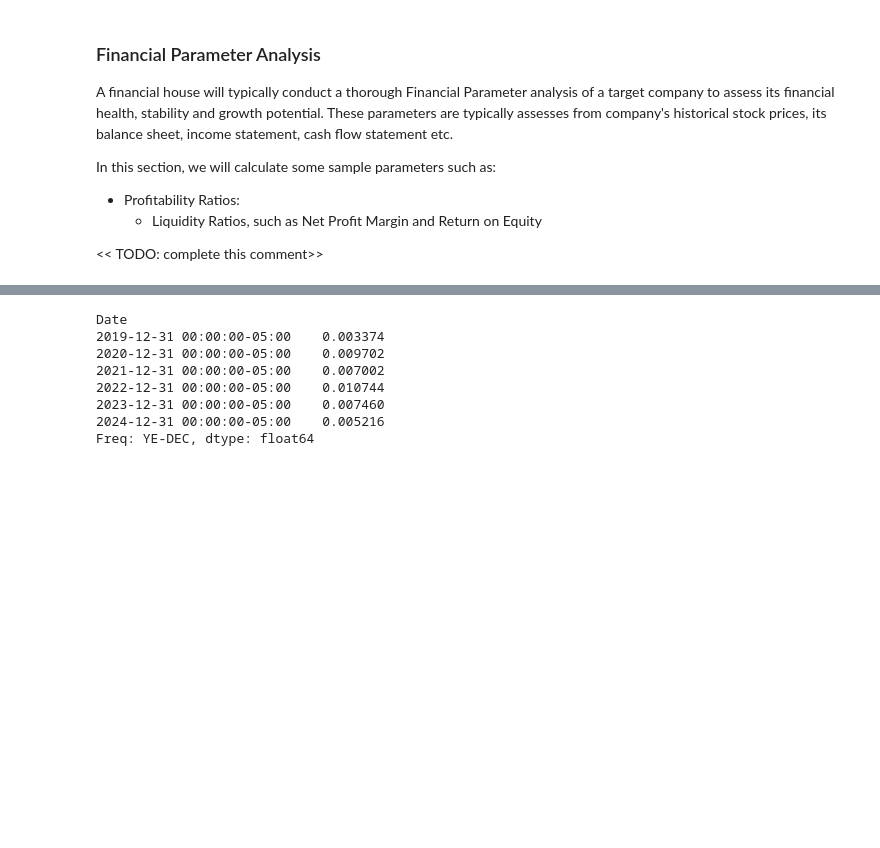
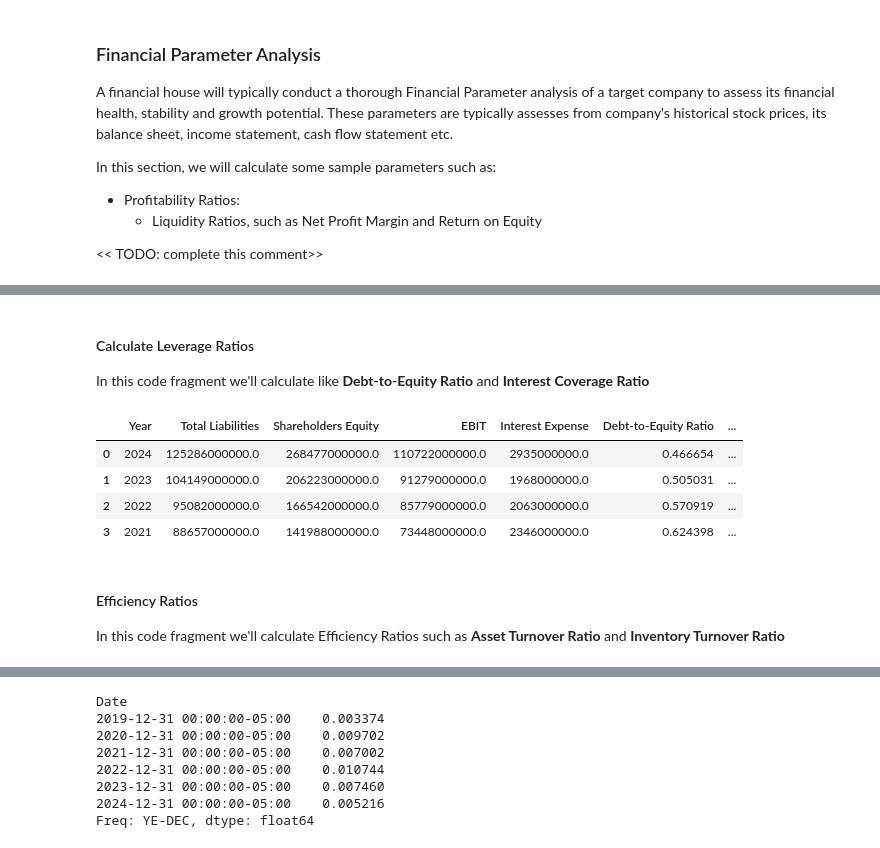
Before and after one commit to mjbhobe/InvestmentDecisionAnalysis, a Jupyter notebook: InvestmentDecisionAnalysis.ipynb, the cells around one changed output, grey strips where cells are left out. Saved outputs shown, nothing was run; the diff lists cells and outputs as text; code cells hidden in the pictures; blank space fills up the shorter version.

```diff
--- a/InvestmentDecisionAnalysis.ipynb
+++ b/InvestmentDecisionAnalysis.ipynb
@@ -46,0 +148,56 @@ ticker, market_data = download_company_data("MSFT")
+# %% [markdown]
+#### Calculate Leverage Ratios
+In this code fragment we'll calculate like **Debt-to-Equity Ratio** and **Interest Coverage Ratio**
+# %%
+def calculate_leverage_ratios(symbol):
+    # Fetch ticker data for symbol
+    ticker, _ = download_company_data(symbol)
+
+    balance_sheet = ticker.balance_sheet
+    financials = ticker.financials
+
+    # Extract relevant data from the balance sheet and income statement
+    total_liabilities = balance_sheet.loc["Current Liabilities"]
+    shareholders_equity = balance_sheet.loc["Stockholders Equity"]
+    ebit = financials.loc["EBIT"]  # Earnings Before Interest and Taxes
+    interest_expense = (
+        financials.loc["Interest Expense"]
+        if "Interest Expense" in financials.index
+        else pd.Series([0] * len(ebit), index=ebit.index)
+    )  # Han-dle cases where interest expense is zero or not listedExpense' in finan-cials.index else pd.Series([0] * len(ebit), index=ebit.index) # Handle cases where interest expense is zero or not listed
+
+    # Calculate Debt-to-Equity Ratio
+    debt_to_equity_ratio = total_liabilities / shareholders_equity
+
+    # Calculate Interest Coverage Ratio
+    interest_coverage_ratio = ebit / interest_expense.replace(
+        0, float("nan")
+    )  # Avoid division by zero by replacing 0 with NaN
+
+    # Prepare a DataFrame with the relevant data
+    leverage_ratios = pd.DataFrame(
+        {
+            "Year": total_liabilities.index.year,
+            "Total Liabilities": total_liabilities.values,
+            "Shareholders Equity": shareholders_equity.values,
+            "EBIT": ebit.values,
+            "Interest Expense": interest_expense.values,
+            "Debt-to-Equity Ratio": debt_to_equity_ratio.values,
+            "Interest Coverage Ratio": interest_coverage_ratio.values,
+        }
+    )
+
+    # Display the financial ratios
+    return leverage_ratios
+# %%
+leverage_ratios = calculate_leverage_ratios("MSFT")
+leverage_ratios
+# %% [output]
+|  | Year | Total Liabilities | Shareholders Equity | EBIT | Interest Expense | Debt-to-Equity Ratio | ... |
+| 0 | 2024 | 125286000000.0 | 268477000000.0 | 110722000000.0 | 2935000000.0 | 0.466654 | ... |
+| 1 | 2023 | 104149000000.0 | 206223000000.0 | 91279000000.0 | 1968000000.0 | 0.505031 | ... |
+| 2 | 2022 | 95082000000.0 | 166542000000.0 | 85779000000.0 | 2063000000.0 | 0.570919 | ... |
+| 3 | 2021 | 88657000000.0 | 141988000000.0 | 73448000000.0 | 2346000000.0 | 0.624398 | ... |
+# %% [markdown]
+#### Efficiency Ratios
+In this code fragment we'll calculate Efficiency Ratios such as **Asset Turnover Ratio** and **Inventory Turnover Ratio**
```
Also changed, not shown: parts of 19 cells of this notebook, 2 other files.
